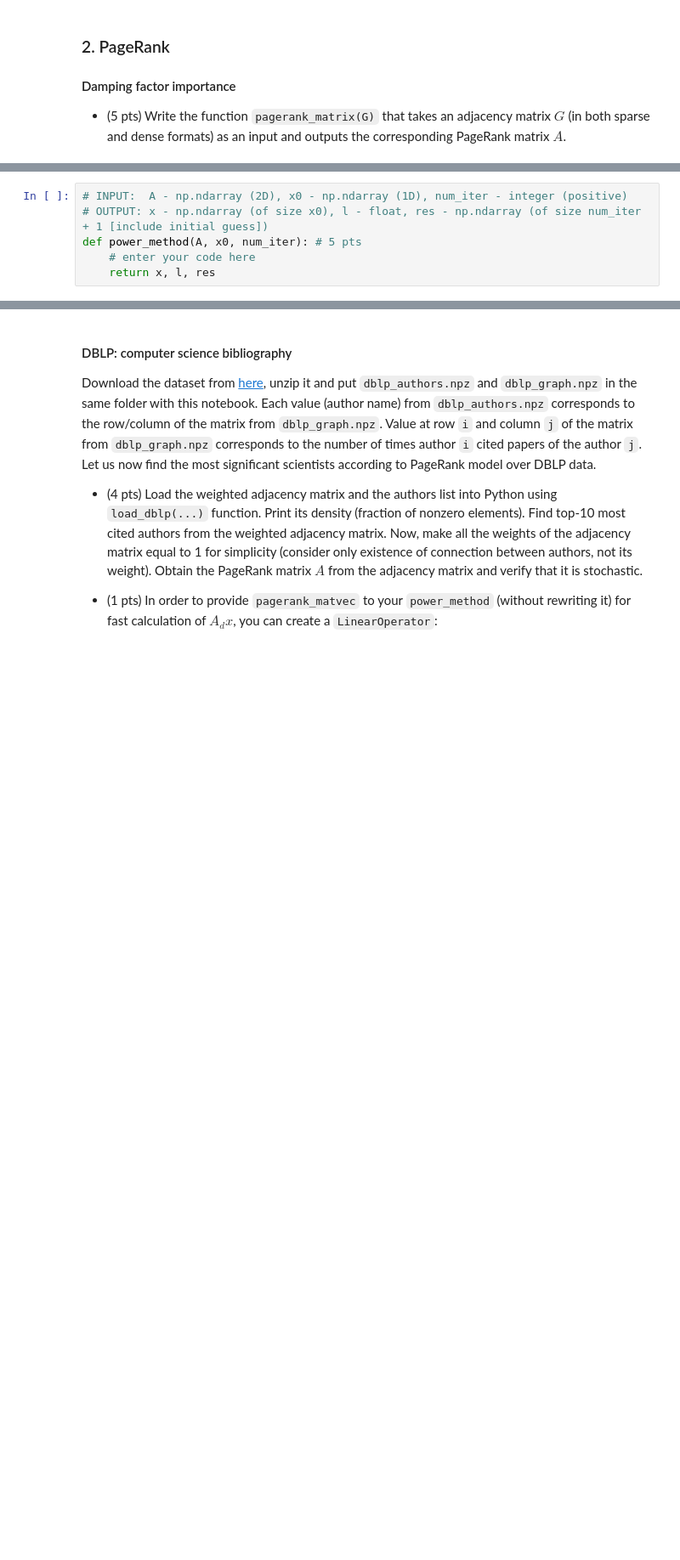
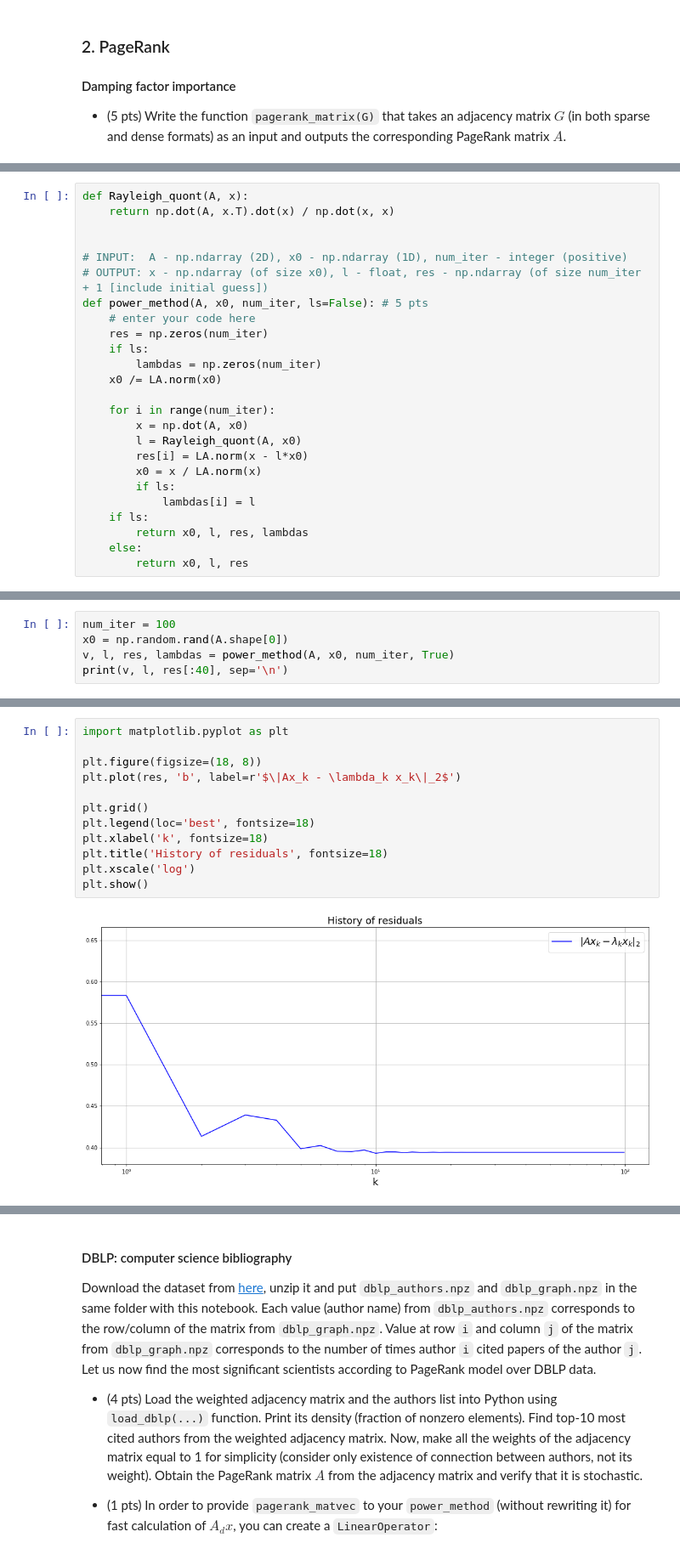
Before and after one commit to albellov/nla, a Jupyter notebook: pset2/Belov_Aleksandr_PS2.ipynb, the cells around one changed output, grey strips where cells are left out. Shown at 85% size. Saved outputs shown, nothing was run; the diff lists cells and outputs as text; blank space fills up the shorter version.

````diff
--- a/pset2/Belov_Aleksandr_PS2.ipynb
+++ b/pset2/Belov_Aleksandr_PS2.ipynb
@@ -1276,7 +1316,26 @@ What is its largest eigenvalue? What multiplicity does it have?
 * (5 pts) Implement the power method for a given matrix $A$, an initial guess $x_0$ and a number of iterations ```num_iter```. It should be organized as a function ```power_method(A, x0, num_iter)``` that outputs approximation to eigenvector $x$, eigenvalue $\lambda$ and history of residuals $\{\|Ax_k - \lambda_k x_k\|_2\}$. Make sure that the method converges to the correct solution on a matrix $\begin{bmatrix} 2 & -1 \\ -1 & 2 \end{bmatrix}$ which is known to have the largest eigenvalue equal to $3$.
 # %%
+def Rayleigh_quont(A, x):
+    return np.dot(A, x.T).dot(x) / np.dot(x, x)
+
+
 # INPUT:  A - np.ndarray (2D), x0 - np.ndarray (1D), num_iter - integer (positive)
 # OUTPUT: x - np.ndarray (of size x0), l - float, res - np.ndarray (of size num_iter + 1 [include initial guess])
-def power_method(A, x0, num_iter): # 5 pts
+def power_method(A, x0, num_iter, ls=False): # 5 pts
     # enter your code here
-    return x, l, res
+    res = np.zeros(num_iter)
+    if ls:
+        lambdas = np.zeros(num_iter)
+    x0 /= LA.norm(x0)
+
+    for i in range(num_iter):
+        x = np.dot(A, x0)
+        l = Rayleigh_quont(A, x0)
+        res[i] = LA.norm(x - l*x0)
+        x0 = x / LA.norm(x)
+        if ls:
+            lambdas[i] = l
+    if ls:
+        return x0, l, res, lambdas
+    else:
+        return x0, l, res
@@ -1282,0 +1364,5 @@ def power_method(A, x0, num_iter): # 5 pts
+# %%
+num_iter = 100
+x0 = np.random.rand(A.shape[0])
+v, l, res, lambdas = power_method(A, x0, num_iter, True)
+print(v, l, res[:40], sep='\n')
@@ -1282,0 +1379,14 @@ def power_method(A, x0, num_iter): # 5 pts
+# %%
+import matplotlib.pyplot as plt
+
+plt.figure(figsize=(18, 8))
+plt.plot(res, 'b', label=r'$\|Ax_k - \lambda_k x_k\|_2$')
+
+plt.grid()
+plt.legend(loc='best', fontsize=18)
+plt.xlabel('k', fontsize=18)
+plt.title('History of residuals', fontsize=18)
+plt.xscale('log')
+plt.show()
+# %% [output]
+[figure, added]
````
Also changed, not shown: parts of 49 cells of this notebook.
